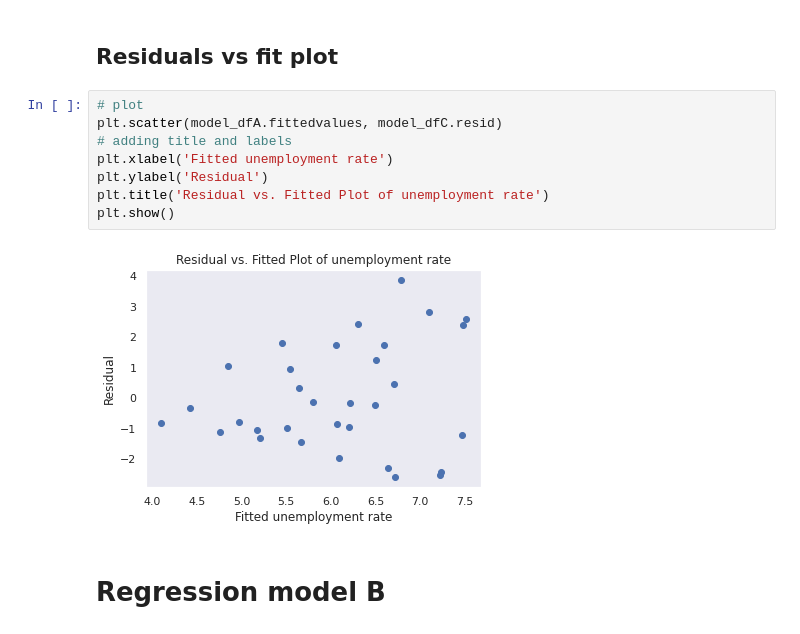
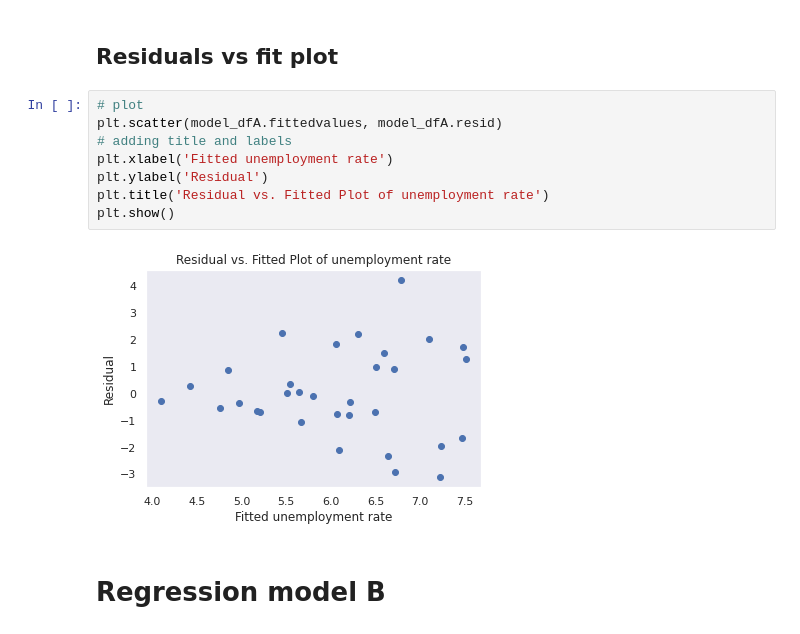
Before and after one commit to DaphneBdn/CASA0007_QM_Group_Presentation, a Jupyter notebook: prelim_regression_model.ipynb, the cells around one changed output. Cells and saved outputs as stored; diff of their text form.

```diff
--- a/prelim_regression_model.ipynb
+++ b/prelim_regression_model.ipynb
@@ -176,14 +176,14 @@ strong multicollinearity or other numerical problems.
 ## Residuals vs fit plot
 # %%
 # plot
-plt.scatter(model_dfA.fittedvalues, model_dfC.resid)
+plt.scatter(model_dfA.fittedvalues, model_dfA.resid)
 # adding title and labels
 plt.xlabel('Fitted unemployment rate')
 plt.ylabel('Residual')
 plt.title('Residual vs. Fitted Plot of unemployment rate')
 plt.show()
 # %% [output]
-[figure, old version]
+[figure, new version]
 # %% [markdown]
 # Regression model B
 # %%
```
Also changed, not shown: parts of 23 cells of this notebook.
